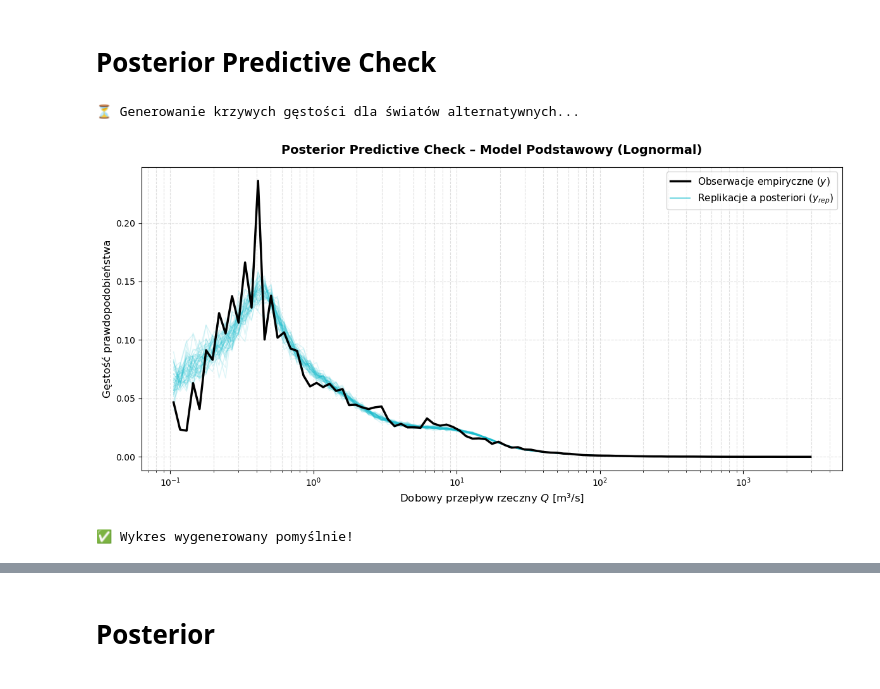
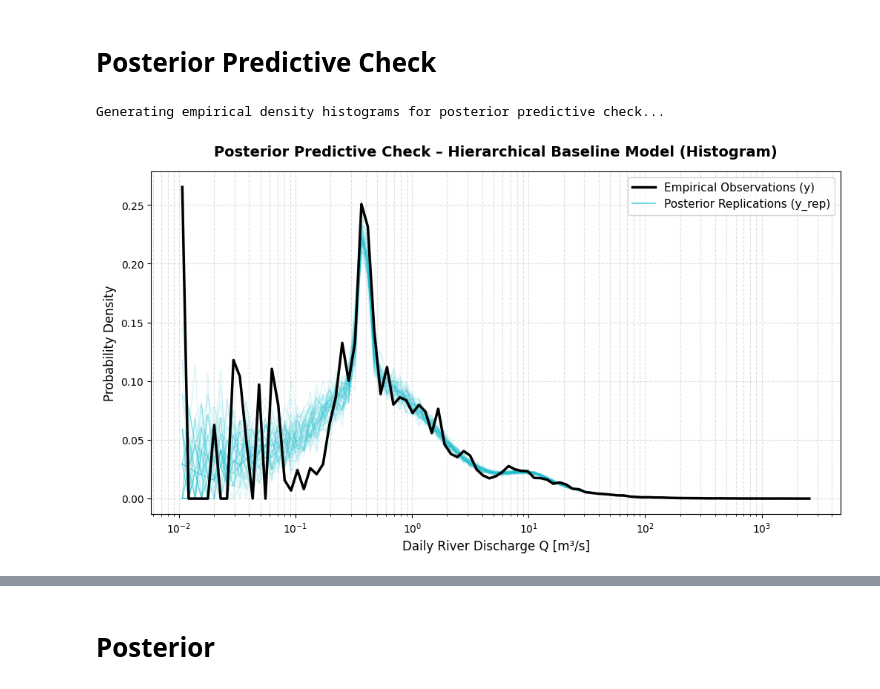
Before and after one commit to pjerzyna/Data-Analytics-Project, a Jupyter notebook: nested_hierarchical.ipynb, the cells around one changed output, grey strips where cells are left out. Drawn from its saved outputs; the diff is of its cells as text; code cells hidden in the pictures.

Commit message:
Redacted hierarchical model

```diff
--- a/nested_hierarchical.ipynb
+++ b/nested_hierarchical.ipynb
@@ -449,14 +437,21 @@ None
 # %%
-# Filter out non-positive values
-df['Value'] = df['Value'].replace(0.0, 1e-1)
-df = df.dropna(subset=['Value'])
+# Strict data integrity check - raise error if any non-positive values exist
+invalid_rows = df[df['Value'] <= 0]
+if not invalid_rows.empty:
+    raise ValueError(
+        f"Data integrity violation: Found {len(invalid_rows)} non-positive values. "
+        f"The Stan model assumes strictly positive values (y > 0). "
+        f"Execution halted to prevent unvouched data filtering."
+    )
+else:
+    print("Data has no negative values - integrity check passed")
 
-# Map station names to consecutive integers (1 to S)
+# Map station names to consecutive integers (1 to S) - Required for Stan
 unique_stations = df['Station'].unique()
 station_to_id = {name: idx + 1 for idx, name in enumerate(unique_stations)}
 df['station_id'] = df['Station'].map(station_to_id)
 
-# Create data dictionary for Stan
+# Create data dictionary for Stan - Required input for the sampler
 stan_data = {
     'N': len(df),
     'S': len(unique_stations),
@@ -670,54 +848,51 @@ tau_sigma          0.00039   0.0003
 # %% [markdown]
 # Posterior Predictive Check
 # %%
-# omijanie ArviZ, bo są problemy z kompatybilnością wersji i błędy w notebooku
+# ====================================================================
+# POSTERIOR PREDICTIVE CHECK (RAW HISTOGRAM IMPLEMENTATION)
+# ====================================================================
 
-# 1. Wyciągamy prawdziwe pomiary przepływów ze słownika danych
+# Extract true observations and posterior predictive samples
 y_obs = np.array(stan_data_base['y'])
-
-# 2. Wyciągamy sztuczne światy bezpośrednio z CmdStanPy
-# Kształt macierzy: (4000 próbek MCMC, N obserwacji)
 y_rep_samples = fit_base.stan_variable("y_rep")
 
-# Losujemy 50 alternatywnych światów do nałożenia na wykres
+# Select 50 random predictive trajectories
+np.random.seed(42)
 num_samples_to_plot = 50
-np.random.seed(42)
 random_indices = np.random.choice(y_rep_samples.shape[0], size=num_samples_to_plot, replace=False)
 
-# 3. Definiujemy stabilne kroki siatki na osi logarytmicznej (od 0.1 do wartości maksymalnej)
-bins = np.logspace(np.log10(0.1), np.log10(y_obs.max()), 100)
+# Define logarithmic bins for the heavily skewed hydrological data
+bins = np.logspace(np.log10(y_obs.min()), np.log10(y_obs.max()), 100)
 
-plt.figure(figsize=(12, 6), dpi=100)
+fig, ax = plt.subplots(figsize=(12, 6), dpi=100)
 
-print("⏳ Generowanie krzywych gęstości dla światów alternatywnych...")
-# Rysujemy 50 cienkich, półprzezroczystych niebieskich linii rozkładu y_rep
+print("Generating empirical density histograms for posterior predictive check...")
+
+# Plot the 50 predictive trajectories
 for idx in random_indices:
     y_rep_single = y_rep_samples[idx]
     counts, edges = np.histogram(y_rep_single, bins=bins, density=True)
-    # Rysujemy jako ciągłą linię (środek każdego słupka histogramu)
     bin_centers = (edges[:-1] + edges[1:]) / 2
-    plt.plot(bin_centers, counts, color='#17becf', alpha=0.15, linewidth=1)
+    ax.plot(bin_centers, counts, color='#17becf', alpha=0.15, linewidth=1)
 
-# Na sam wierzch nakładamy grubą, wyraźną czarną linię dla rozkładu PRAWDZIWYCH danych y
+# Plot the empirical observed data
 counts_obs, edges_obs = np.histogram(y_obs, bins=bins, density=True)
 bin_centers_obs = (edges_obs[:-1] + edges_obs[1:]) / 2
-plt.plot(bin_centers_obs, counts_obs, color='black', linewidth=2.5, label='Obserwacje empiryczne ($y$)')
+ax.plot(bin_centers_obs, counts_obs, color='black', linewidth=2.5, label='Empirical Observations (y)')
 
-# Dodajemy fikcyjną linię do legendy, żeby poprawnie opisać niebieską chmurę
-plt.plot([], [], color='#17becf', alpha=0.6, linewidth=1.5, label='Replikacje a posteriori ($y_{rep}$)')
+# Add a proxy artist for the predictive cloud legend
+ax.plot([], [], color='#17becf', alpha=0.6, linewidth=1.5, label='Posterior Replications (y_rep)')
 
-# Stylizacja wykresu
-plt.xscale('log')
-plt.title("Posterior Predictive Check – Model Podstawowy (Lognormal)", weight='bold', fontsize=14, pad=15)
-plt.xlabel("Dobowy przepływ rzeczny $Q$ [m³/s]", fontsize=12)
-plt.ylabel("Gęstość prawdopodobieństwa", fontsize=12)
-plt.grid(True, linestyle='--', alpha=0.4, which="both")
-plt.legend(fontsize=11, loc="upper right")
+# Formatting and academic styling
+ax.set_xscale('log')
+ax.set_title("Posterior Predictive Check – Hierarchical Baseline Model (Histogram)", weight='bold', fontsize=14, pad=15)
+ax.set_xlabel("Daily River Discharge Q [m³/s]", fontsize=12)
+ax.set_ylabel("Probability Density", fontsize=12)
+ax.grid(True, linestyle='--', alpha=0.4, which="both")
+ax.legend(fontsize=11, loc="upper right")
 
-plt.tight_layout()
+# Suppress the tight_layout warning by managing figure edges manually
 plt.show()
-print("✅ Wykres wygenerowany pomyślnie!")
 # %% [output]
-⏳ Generowanie krzywych gęstości dla światów alternatywnych...
+Generating empirical density histograms for posterior predictive check...
-[figure, old version]
+[figure, new version]
-✅ Wykres wygenerowany pomyślnie!
```
Also changed, not shown: parts of 96 cells of this notebook, 2 other files.
